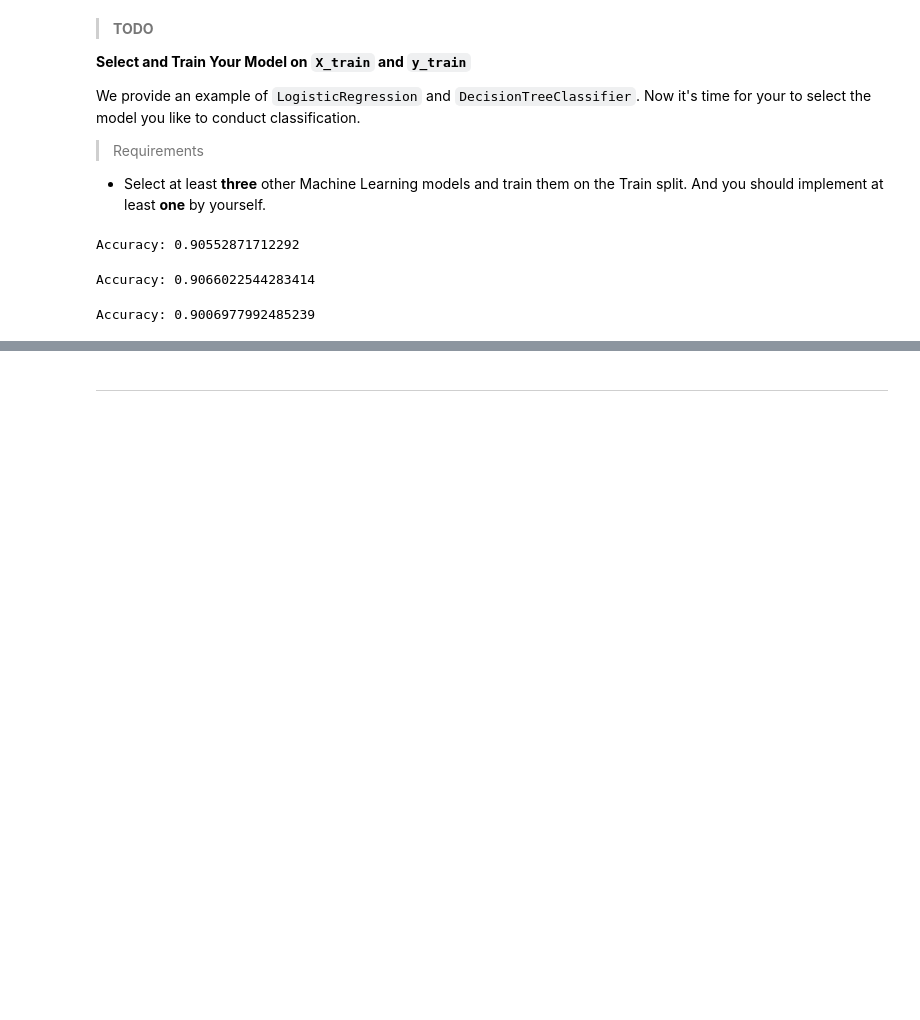
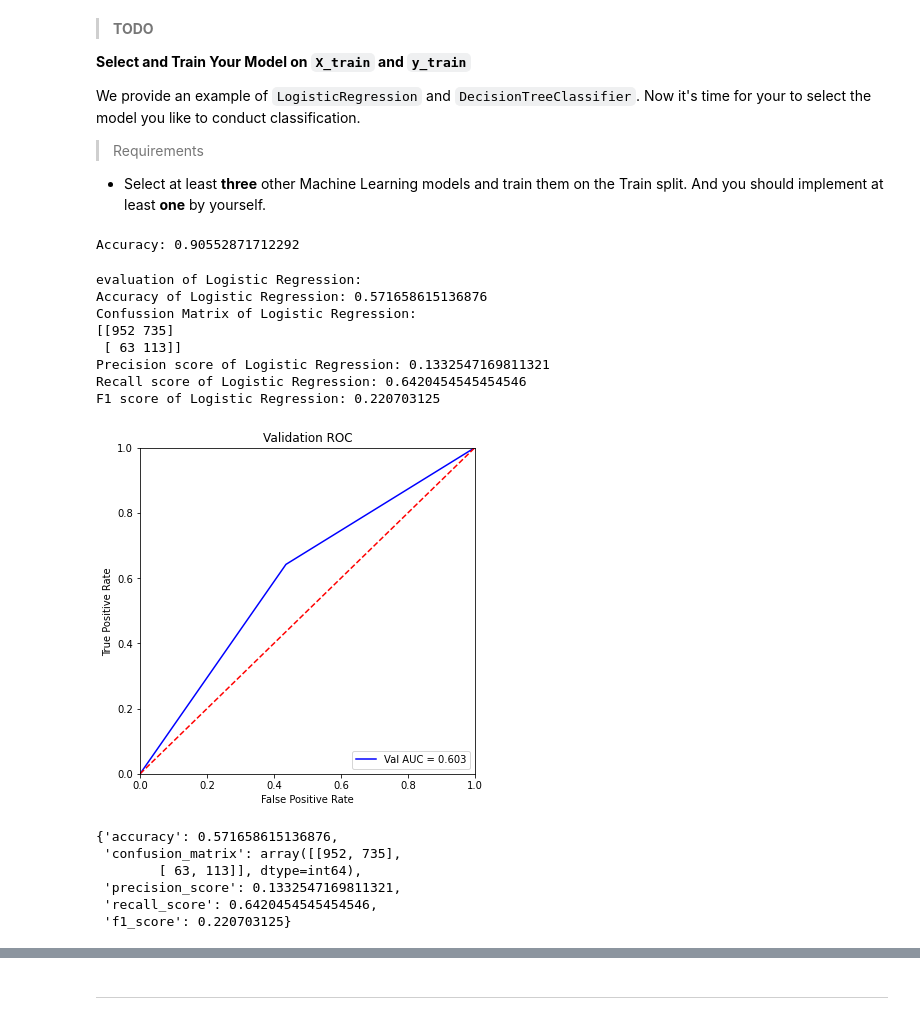
Before and after one commit to Lez-3f/IAI-Learning, a Jupyter notebook: classification/playground.ipynb, the cells around one changed output, grey strips where cells are left out. Drawn from its saved outputs; the diff is of its cells as text; code cells hidden in the pictures; blank space fills up the shorter version.

```diff
--- a/classification/playground.ipynb
+++ b/classification/playground.ipynb
@@ -308,13 +409,21 @@ model_assess(neg_model, 'all_nagetive')
 Accuracy: 0.90552871712292
 # %%
 # Logistic Regression
-lg = LogisticRegression()
-model_assess(lg, 'Logistic Regression')
+lg = LogisticRegression(class_weight='balanced')
+evaluate_model(lg, 'Logistic Regression')
 # %% [output]
-Accuracy: 0.9066022544283414
+evaluation of Logistic Regression:
+Accuracy of Logistic Regression: 0.571658615136876
+Confussion Matrix of Logistic Regression:
+[[952 735]
+ [ 63 113]]
+Precision score of Logistic Regression: 0.1332547169811321
+Recall score of Logistic Regression: 0.6420454545454546
+F1 score of Logistic Regression: 0.220703125
+[figure, added]
+{'accuracy': 0.571658615136876,
+ 'confusion_matrix': array([[952, 735],
+        [ 63, 113]], dtype=int64),
+ 'precision_score': 0.1332547169811321,
+ 'recall_score': 0.6420454545454546,
+ 'f1_score': 0.220703125}
-# %%
-# Decision Tree
-tree = DecisionTreeClassifier()
-model_assess(tree, 'Decission Trees')
-# %% [output]
-Accuracy: 0.9006977992485239
```
Also changed, not shown: parts of 22 cells of this notebook, 2 other files.
